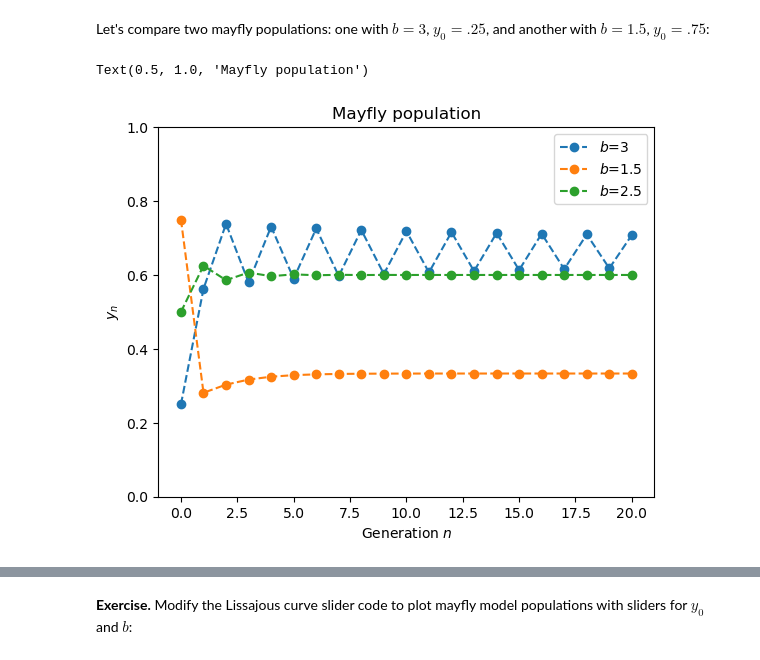
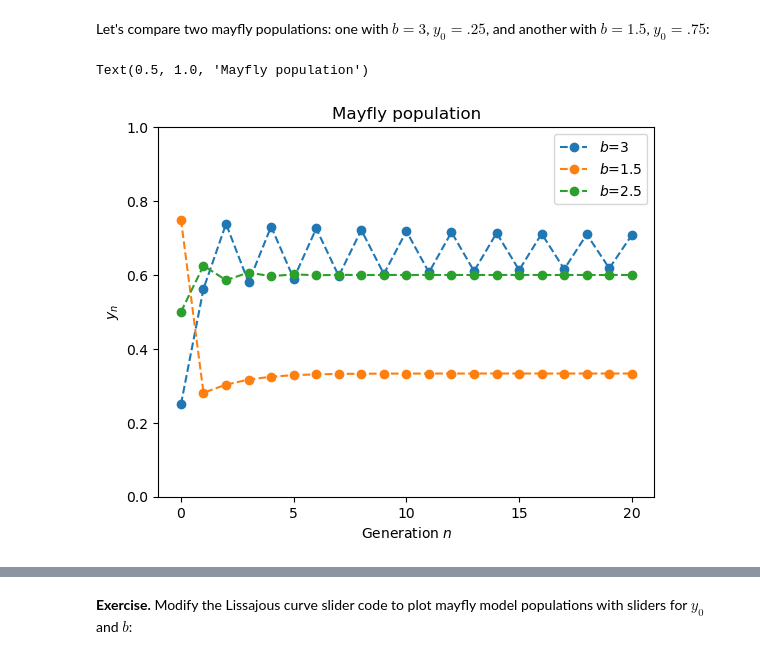
Before and after one commit to jllottes/jllottes.github.io, a Jupyter notebook: _static/weekly_notebooks/week07_notebook.ipynb, the cells around one changed output, grey strips where cells are left out. Cells and saved outputs as stored; diff of their text form; code cells hidden in the pictures.

```diff
--- a/_static/weekly_notebooks/week07_notebook.ipynb
+++ b/_static/weekly_notebooks/week07_notebook.ipynb
@@ -36,18 +36,22 @@ N = 20
 b_list = [3, 1.5, 2.5]
 y0_list = [.25, .75, .5]
 
+n_list = np.arange(N+1)
+
 mayfly_pops = [mayfly_model(b,y0,N) for (b,y0) in zip(b_list, y0_list)]
 # %%
 for b,y0,mayfly_pop in zip(b_list,y0_list,mayfly_pops):
-    plt.plot(mayfly_pop,'o--',label='$b$={}'.format(b))
+    plt.plot(n_list, mayfly_pop,'o--',label='$b$={}'.format(b))
 
 plt.legend()
 
 plt.ylim(0,1)
 
+plt.xticks(n_list[::5])
+
 plt.xlabel('Generation $n$')
 plt.ylabel('$y_n$')
 plt.title('Mayfly population')
 # %% [output]
 Text(0.5, 1.0, 'Mayfly population')
-[figure, old version]
+[figure, new version]
```
Also changed, not shown: parts of 9 cells of this notebook, 2 other files.
